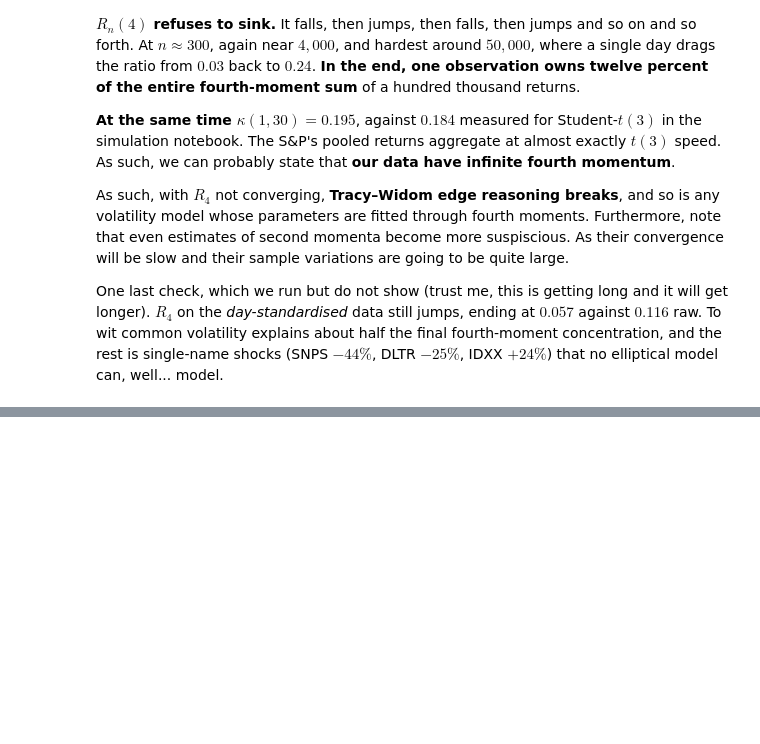
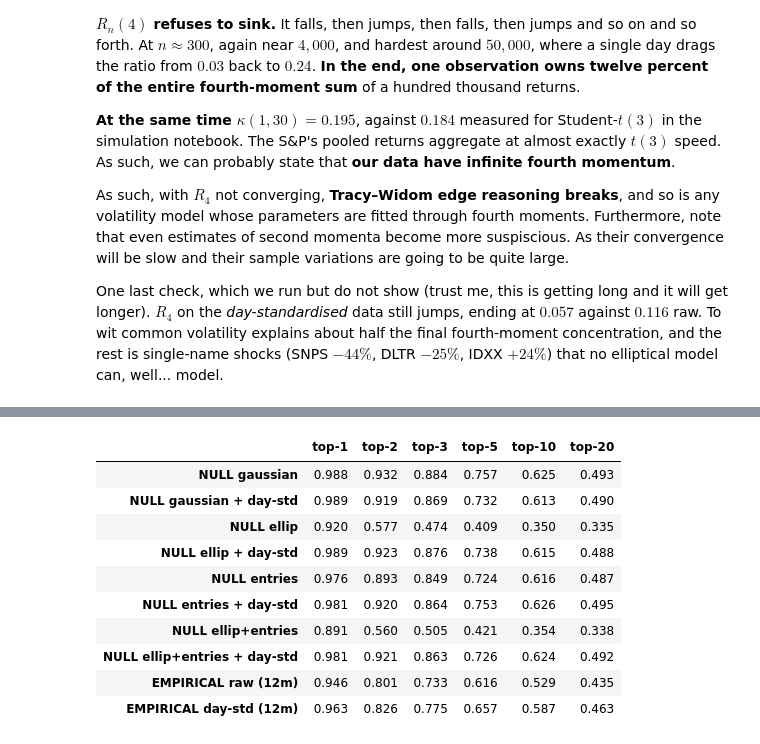
Before and after one commit to MarcoGaloppo/Quant-RMT-FatTails, a Jupyter notebook: narrative_rmt_market_data.ipynb, the cells around one changed output, grey strips where cells are left out. Cells and saved outputs as stored; diff of their text form; code cells hidden in the pictures; blank space fills up the shorter version.

```diff
--- a/narrative_rmt_market_data.ipynb
+++ b/narrative_rmt_market_data.ipynb
@@ -838,0 +947,72 @@ One last check, which we run but do not show (trust me, this is getting long and
+# %%
+if px is not None:
+    def subspace_overlap(A, B, k):
+        """mean squared canonical correlation between two top-k subspaces (1 = identical;
+        the floor for unrelated subspaces is k/N)"""
+        s = np.linalg.svd(A[:, :k].T @ B[:, :k], compute_uv=False)
+        return float(np.mean(s ** 2))
+
+    KS = (1, 2, 3, 5, 10, 20)
+    XS_all = XL_all / day_scale(XL_all)              # filtered panel; both sides matched
+
+    def rolling_vecs(data):
+        return [eigh_desc(sample_corr(data[:, s:s+W], demean=True))[1][:, :20]
+                for s in range(0, T_a - W + 1, STEP)]
+
+    def emp_overlaps(vv, lag=12):
+        return {f"top-{k}": np.array([subspace_overlap(vv[i], vv[i+lag], k)
+                                      for i in range(len(vv) - lag)]) for k in KS}
+
+    emp_raw = emp_overlaps(vecs)
+    emp_std = emp_overlaps(rolling_vecs(XS_all))
+
+    # ---------- the null: C frozen, two independent draws, four entry laws ----------
+    C_std = sample_corr(XS_all, demean=True)
+    L_chol = np.linalg.cholesky(C_std + 1e-10 * np.eye(N_a))
+    rng_n = np.random.default_rng(1)
+
+    def draw(kind, n=None, t=None):
+        n, t = n or N_a, t or W
+        Z = (sample_entries("student", (n, t), rng_n, nu=3.0) if "entries" in kind
+             else rng_n.standard_normal((n, t)))
+        Y = L_chol @ Z
+        if "ellip" in kind:                            # one shared t(3) scale per day
+            s_ = rng_n.chisquare(3.0, t)
+            Y = Y * np.sqrt(3.0 / s_)[None, :] * np.sqrt(1.0 / 3.0)
+        return Y
+
+    KINDS = ["gaussian", "ellip", "entries", "ellip+entries"]
+    REPS = 20
+    rows = {}
+    for kind in KINDS:
+        for filt in (False, True):
+            vals = []
+            for _ in range(REPS):
+                A, B = draw(kind), draw(kind)
+                if filt:
+                    A, B = A / day_scale(A), B / day_scale(B)
+                vals.append({f"top-{k}": subspace_overlap(eigh_desc(sample_corr(A))[1],
+                                                          eigh_desc(sample_corr(B))[1], k)
+                             for k in KS})
+            rows[f"NULL {kind}{' + day-std' if filt else ''}"] = pd.DataFrame(vals).mean()
+    tab = pd.DataFrame(rows).T
+    tab.loc["EMPIRICAL raw (12m)"] = pd.Series({k: v.mean() for k, v in emp_raw.items()})
+    tab.loc["EMPIRICAL day-std (12m)"] = pd.Series({k: v.mean() for k, v in emp_std.items()})
+    print("subspace overlap at a 12-month lag (windows share no days):")
+    display(tab.round(3))
+
+    # ---------- the matched test, against the best-calibrated null ----------
+    base = rows["NULL ellip+entries + day-std"]
+    out = []
+    for k in KS:
+        c = f"top-{k}"
+        em_, es_ = emp_std[c].mean(), emp_std[c].std()
+        n_ind = max(len(emp_std[c]) / 12, 1)          # independent, non-overlapping pairs
+        se = np.sqrt(es_ ** 2 / n_ind)
+        out.append({"null (ellip + entries, filtered)": round(base[c], 3),
+                    "empirical (filtered)": round(em_, 3),
+                    "shortfall": round(em_ - base[c], 3),
+                    "z": round((em_ - base[c]) / se, 1)})
+    print("\nMATCHED TEST — same filter both sides, null calibrated to the observed tails:")
+    display(pd.DataFrame(out, index=[f"top-{k}" for k in KS]))
+# %% [output]
@@ -838,0 +1020,11 @@ One last check, which we run but do not show (trust me, this is getting long and
+|  | top-1 | top-2 | top-3 | top-5 | top-10 | top-20 |
+| NULL gaussian | 0.988 | 0.932 | 0.884 | 0.757 | 0.625 | 0.493 |
+| NULL gaussian + day-std | 0.989 | 0.919 | 0.869 | 0.732 | 0.613 | 0.490 |
+| NULL ellip | 0.920 | 0.577 | 0.474 | 0.409 | 0.350 | 0.335 |
+| NULL ellip + day-std | 0.989 | 0.923 | 0.876 | 0.738 | 0.615 | 0.488 |
+| NULL entries | 0.976 | 0.893 | 0.849 | 0.724 | 0.616 | 0.487 |
+| NULL entries + day-std | 0.981 | 0.920 | 0.864 | 0.753 | 0.626 | 0.495 |
+| NULL ellip+entries | 0.891 | 0.560 | 0.505 | 0.421 | 0.354 | 0.338 |
+| NULL ellip+entries + day-std | 0.981 | 0.921 | 0.863 | 0.726 | 0.624 | 0.492 |
+| EMPIRICAL raw (12m) | 0.946 | 0.801 | 0.733 | 0.616 | 0.529 | 0.435 |
+| EMPIRICAL day-std (12m) | 0.963 | 0.826 | 0.775 | 0.657 | 0.587 | 0.463 |
```
Also changed, not shown: parts of 9 cells of this notebook.
